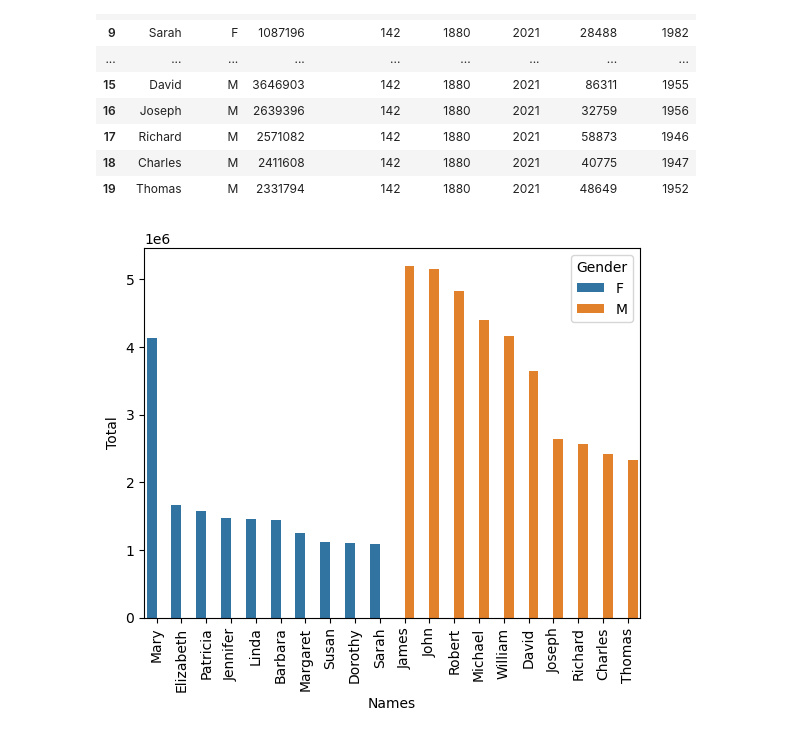
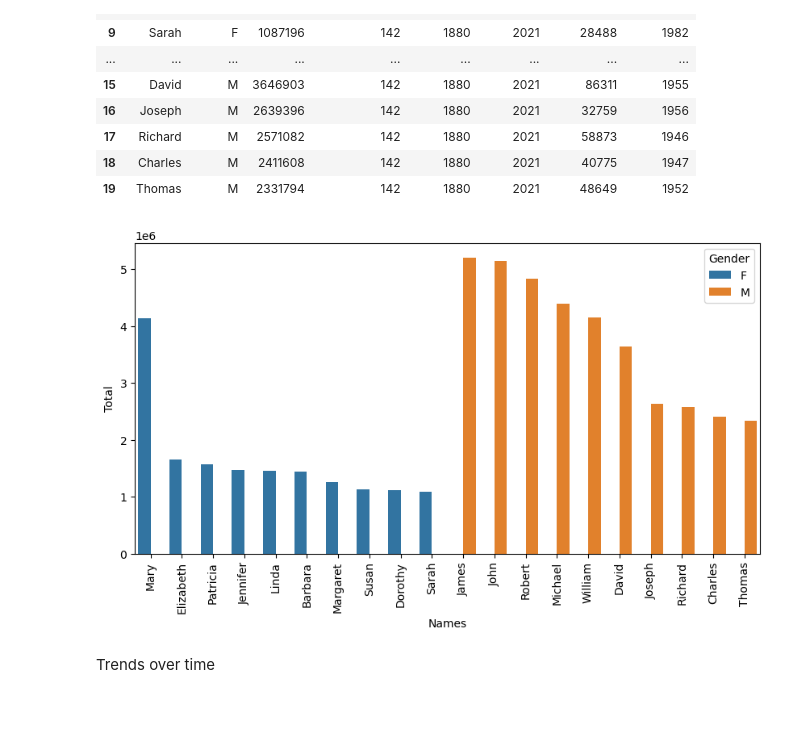
Before and after one commit to RochaErik/X-US-Baby-Names, a Jupyter notebook: EDA.ipynb, the cells around one changed output. Drawn from its saved outputs; the diff is of its cells as text; code cells hidden in the pictures; blank space fills up the shorter version.

```diff
--- a/EDA.ipynb
+++ b/EDA.ipynb
@@ -363,8 +363,11 @@ most_popular_all
 import seaborn as sns
 import matplotlib.pyplot as plt
 # %%
+plt.figure(figsize=(10,5))
 sns.barplot(x="Names", y="Total", hue='Gender', data=most_popular_all)
 plt.xticks(rotation=90)
 plt.show()
 # %% [output]
-[figure, old version]
+[figure, new version]
+# %% [markdown]
+Trends over time
```
Also changed, not shown: parts of 5 cells of this notebook.
